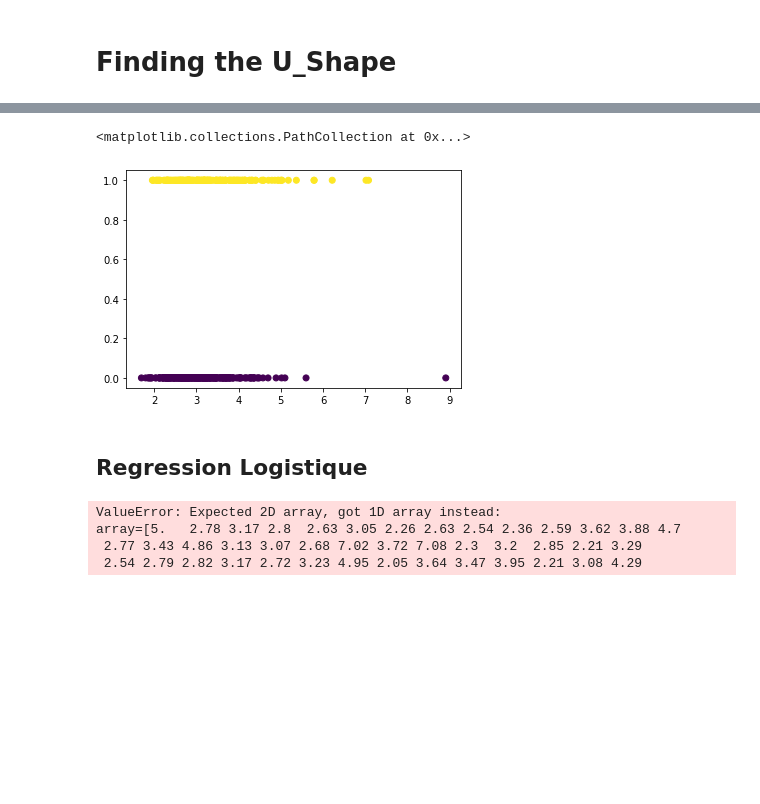
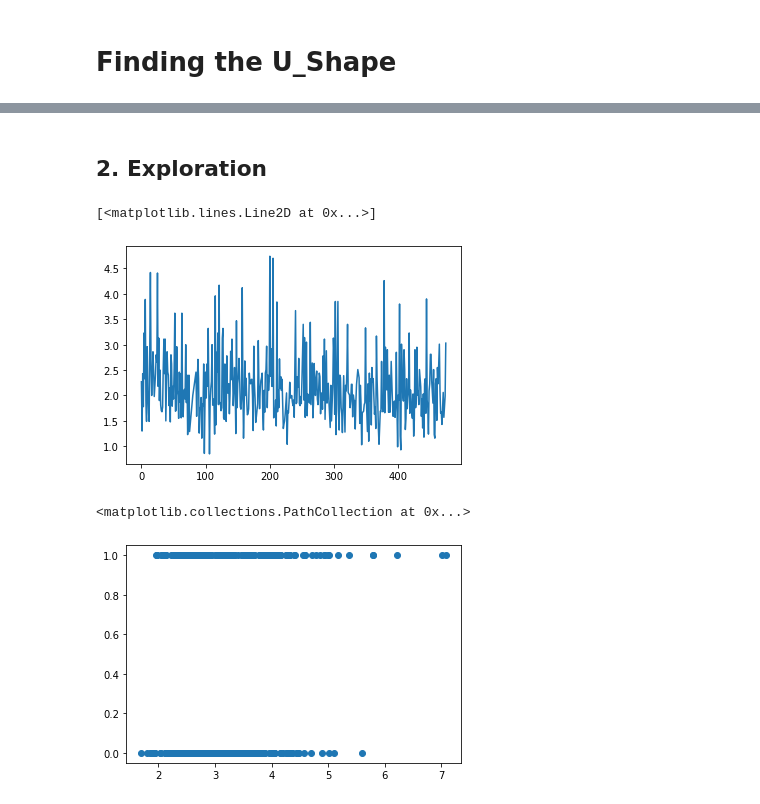
Before and after one commit to sophiayazzourh/Projet_Innovation_Recherche, a Jupyter notebook: U_shape_on_given_data.ipynb, the cells around one changed output, grey strips where cells are left out. Cells and saved outputs as stored; diff of their text form; code cells hidden in the pictures; blank space fills up the shorter version.

```diff
--- a/U_shape_on_given_data.ipynb
+++ b/U_shape_on_given_data.ipynb
@@ -10,10 +10,11 @@ pd.options.mode.chained_assignment = None  # default='warn'
 import matplotlib.pyplot as plt
 # %%
 ## Data
-data = pd.read_excel("./BDD_Projet_INSA_V1.xlsx")
+data = pd.read_excel("./BDD_Projet_INSA_V2.xlsx")
 ### Data cleaning
 data["transfusion CG"][np.where(data["transfusion CG"] > 0)[0]] = 1
 data.dropna(inplace=True)
 data.set_index(np.arange(len(data)))
 data.head()
+len(data)
 # %% [output]
@@ -29,7 +21,0 @@ X = data["fibrinogene"].values
-# %%
-plt.scatter(X,y, c = y)
-# %% [output]
-<matplotlib.collections.PathCollection at 0x...>
-[figure, removed]
-# %% [markdown]
-## Regression Logistique
@@ -39,9 +22,12 @@ X_train, X_test, y_train, y_test = train_test_split(X, y)
-# %%
-from sklearn.linear_model import LogisticRegression
-clr = LogisticRegression()
-clr.fit(X_train, y_train)
-# %% [output]
-ValueError: Expected 2D array, got 1D array instead:
-array=[5.   2.78 3.17 2.8  2.63 3.05 2.26 2.63 2.54 2.36 2.59 3.62 3.88 4.7
- 2.77 3.43 4.86 3.13 3.07 2.68 7.02 3.72 7.08 2.3  3.2  2.85 2.21 3.29
- 2.54 2.79 2.82 3.17 2.72 3.23 4.95 2.05 3.64 3.47 3.95 2.21 3.08 4.29
+# %% [markdown]
+## 2. Exploration
+# %%
+plt.plot(data["Fibri2"])
+# %% [output]
+[<matplotlib.lines.Line2D at 0x...>]
+[figure, added]
+# %%
+plt.scatter(data["fibrinogene"], data["transfusion CG"])
+# %% [output]
+<matplotlib.collections.PathCollection at 0x...>
+[figure, added]
```
Also changed, not shown: parts of 32 cells of this notebook, 4 other files.
